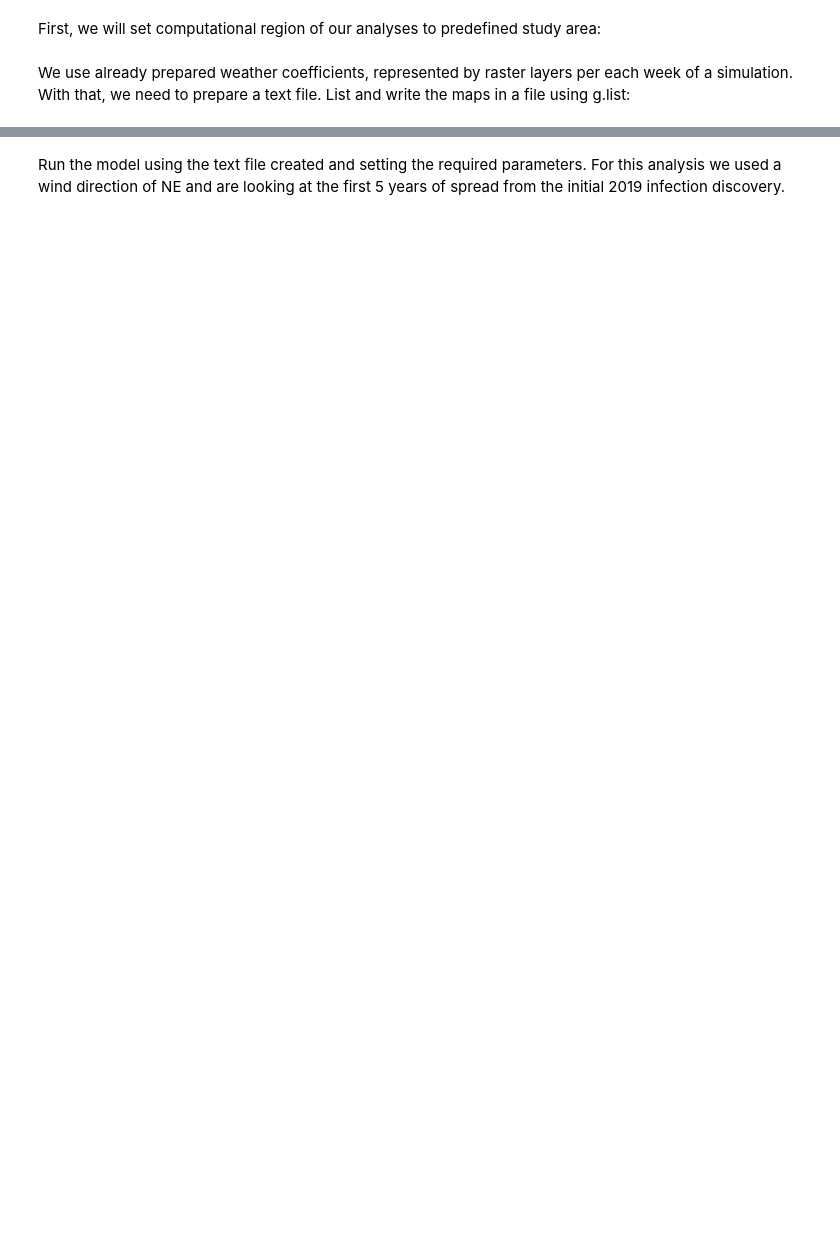
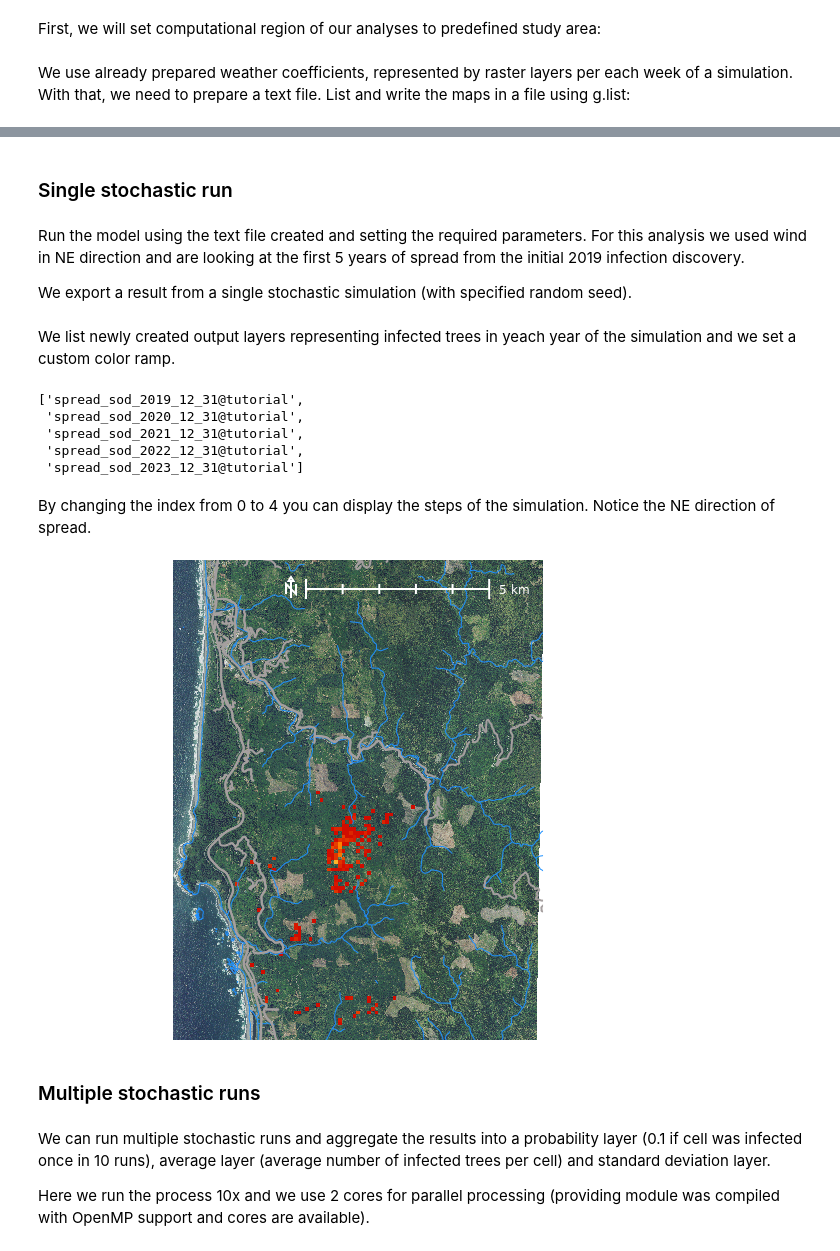
Before and after one commit to ncsu-landscape-dynamics/pops-intro-grass-notebook, a Jupyter notebook: pops-intro-grass-notebook.ipynb, the cells around one changed output, grey strips where cells are left out. Drawn from its saved outputs; the diff is of its cells as text; code cells hidden in the pictures; blank space fills up the shorter version.

```diff
--- a/pops-intro-grass-notebook.ipynb
+++ b/pops-intro-grass-notebook.ipynb
@@ -49,4 +67,36 @@ gs.run_command('g.list', type='raster', pattern="average_weather_*", mapset='wea
+# %% [markdown]
+### Single stochastic run
 # %% [markdown]
-Run the model using the text file created and setting the required parameters. For this analysis we used a wind direction of NE and are looking at the first 5 years of spread from the initial 2019 infection discovery.
+Run the model using the text file created and setting the required parameters. For this analysis we used wind in NE  direction and are looking at the first 5 years of spread from the initial 2019 infection discovery.
+
+We export a result from a single stochastic simulation (with specified random seed).
 # %%
-gs.run_command('r.pops.spread', host='host', total_plants='max_host', infected='eu_infection_2019', single_series='spread_sod', natural_direction='NE', natural_dispersal_kernel='exponential', natural_distance=200, natural_direction_strength=2, weather_coefficient_file='weather.txt', start_time=2019, end_time=2023, step='week', random_seed=1)
+gs.run_command('r.pops.spread', host='host', total_plants='max_host', infected='eu_infection_2019',
+               start_time=2019, end_time=2023, step='week', weather_coefficient_file='weather.txt',
+               reproductive_rate=1.6,
+               natural_direction='NE', natural_dispersal_kernel='exponential', natural_distance=242, natural_direction_strength=3,
+               single_series='spread_sod', runs=1, random_seed=1)
+# %% [markdown]
+We list newly created output layers representing infected trees in yeach year of the simulation and we set a custom color ramp.
+# %%
+series = gs.list_strings(type='raster', pattern="spread_sod*")
+gs.run_command('r.colors', map=series, rules='color_infected.txt')
+series
+# %% [output]
+['spread_sod_2019_12_31@tutorial',
+ 'spread_sod_2020_12_31@tutorial',
+ 'spread_sod_2021_12_31@tutorial',
+ 'spread_sod_2022_12_31@tutorial',
+ 'spread_sod_2023_12_31@tutorial']
+# %% [markdown]
+By changing the index from 0 to 4 you can display the steps of the simulation. Notice the NE direction of spread.
+# %%
+show(series[2])
+# %% [output]
+[figure, added]
+# %% [markdown]
+### Multiple stochastic runs
+# %% [markdown]
+We can run multiple stochastic runs and aggregate the results into a probability layer (0.1 if cell was infected once in 10 runs), average layer (average number of infected trees per cell) and standard deviation layer.
+
+Here we run the process 10x and we use 2 cores for parallel processing (providing module was compiled with OpenMP support and cores are available).
```
Also changed, not shown: parts of 32 cells of this notebook, 2 other files.
